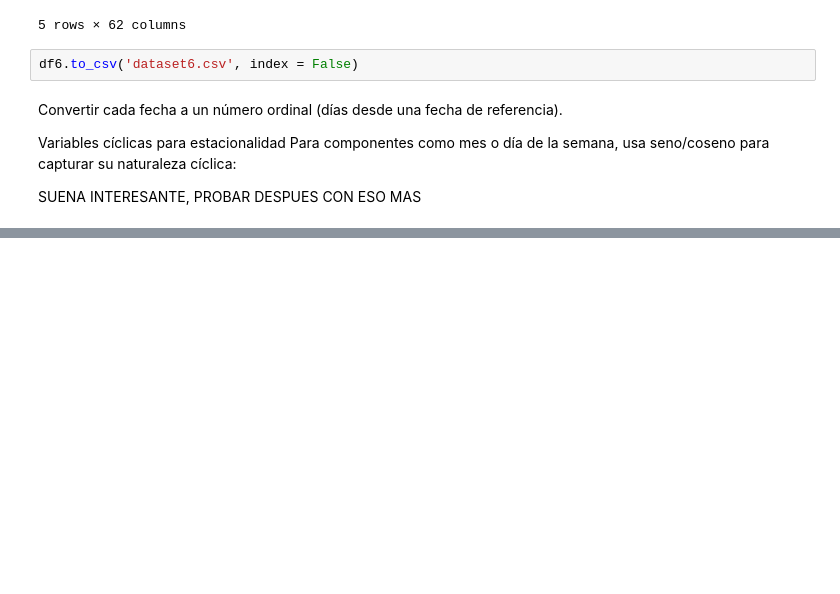
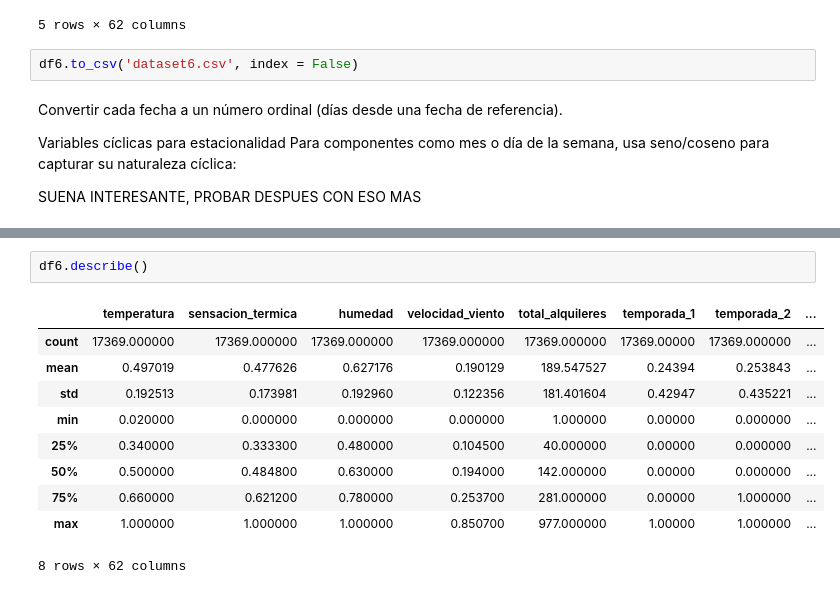
Before and after one commit to OliverPozo/Prediccion-de-Alquiler-de-Monopatines-en-Berlin, a Jupyter notebook: Prediccion Monopatines.ipynb, the cells around one changed output, grey strips where cells are left out. Saved outputs shown, nothing was run; the diff lists cells and outputs as text; blank space fills up the shorter version.

```diff
--- a/Prediccion Monopatines.ipynb
+++ b/Prediccion Monopatines.ipynb
@@ -748,0 +780,13 @@ SUENA INTERESANTE, PROBAR DESPUES CON ESO MAS
+# %%
+df6.describe()
+# %% [output]
+|  | temperatura | sensacion_termica | humedad | velocidad_viento | total_alquileres | temporada_1 | temporada_2 | ... |
+| count | 17369.000000 | 17369.000000 | 17369.000000 | 17369.000000 | 17369.000000 | 17369.00000 | 17369.000000 | ... |
+| mean | 0.497019 | 0.477626 | 0.627176 | 0.190129 | 189.547527 | 0.24394 | 0.253843 | ... |
+| std | 0.192513 | 0.173981 | 0.192960 | 0.122356 | 181.401604 | 0.42947 | 0.435221 | ... |
+| min | 0.020000 | 0.000000 | 0.000000 | 0.000000 | 1.000000 | 0.00000 | 0.000000 | ... |
+| 25% | 0.340000 | 0.333300 | 0.480000 | 0.104500 | 40.000000 | 0.00000 | 0.000000 | ... |
+| 50% | 0.500000 | 0.484800 | 0.630000 | 0.194000 | 142.000000 | 0.00000 | 0.000000 | ... |
+| 75% | 0.660000 | 0.621200 | 0.780000 | 0.253700 | 281.000000 | 0.00000 | 1.000000 | ... |
+| max | 1.000000 | 1.000000 | 1.000000 | 0.850700 | 977.000000 | 1.00000 | 1.000000 | ... |
+8 rows × 62 columns
```
Also changed, not shown: parts of 8 cells of this notebook, 2 other files.
